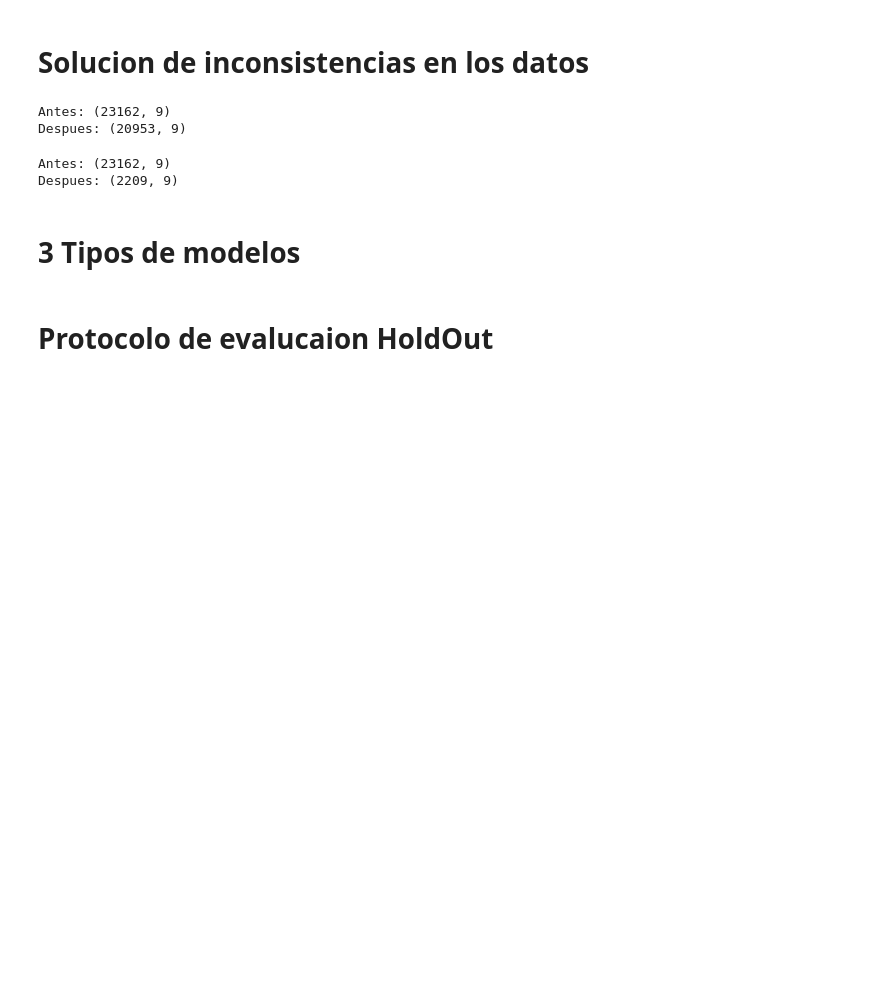
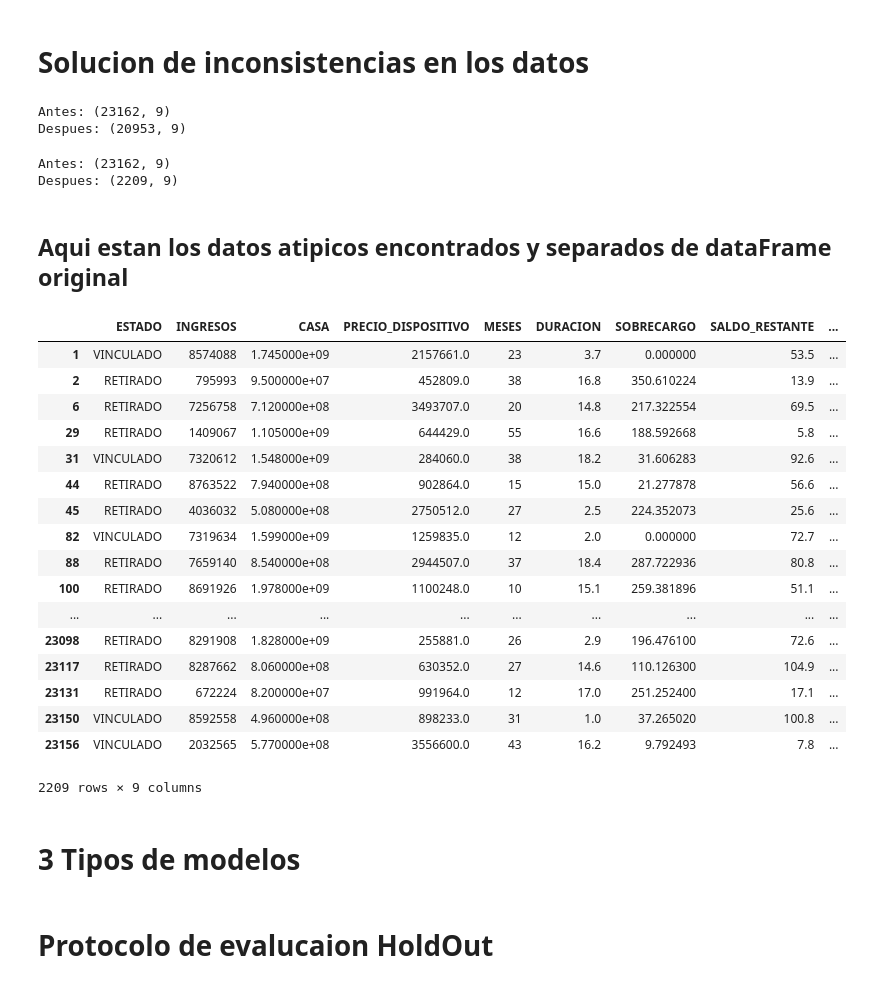
Before and after one commit to Brik000/Analitica, a Jupyter notebook: Proyecto Final/ProyectoFinal_Alejandro_Santiago.ipynb, the cells around one changed output. Drawn from its saved outputs; the diff is of its cells as text; code cells hidden in the pictures; blank space fills up the shorter version.

```diff
--- a/Proyecto Final/ProyectoFinal_Alejandro_Santiago.ipynb
+++ b/Proyecto Final/ProyectoFinal_Alejandro_Santiago.ipynb
@@ -184,6 +184,29 @@ print("Despues: "+str(deletedData.shape))
 # %% [output]
 Antes: (23162, 9)
 Despues: (2209, 9)
+# %% [markdown]
+## Aqui estan los datos atipicos encontrados y separados de dataFrame original
+# %%
+deletedData
+# %% [output]
+|  | ESTADO | INGRESOS | CASA | PRECIO_DISPOSITIVO | MESES | DURACION | SOBRECARGO | SALDO_RESTANTE | ... |
+| 1 | VINCULADO | 8574088 | 1.745000e+09 | 2157661.0 | 23 | 3.7 | 0.000000 | 53.5 | ... |
+| 2 | RETIRADO | 795993 | 9.500000e+07 | 452809.0 | 38 | 16.8 | 350.610224 | 13.9 | ... |
+| 6 | RETIRADO | 7256758 | 7.120000e+08 | 3493707.0 | 20 | 14.8 | 217.322554 | 69.5 | ... |
+| 29 | RETIRADO | 1409067 | 1.105000e+09 | 644429.0 | 55 | 16.6 | 188.592668 | 5.8 | ... |
+| 31 | VINCULADO | 7320612 | 1.548000e+09 | 284060.0 | 38 | 18.2 | 31.606283 | 92.6 | ... |
+| 44 | RETIRADO | 8763522 | 7.940000e+08 | 902864.0 | 15 | 15.0 | 21.277878 | 56.6 | ... |
+| 45 | RETIRADO | 4036032 | 5.080000e+08 | 2750512.0 | 27 | 2.5 | 224.352073 | 25.6 | ... |
+| 82 | VINCULADO | 7319634 | 1.599000e+09 | 1259835.0 | 12 | 2.0 | 0.000000 | 72.7 | ... |
+| 88 | RETIRADO | 7659140 | 8.540000e+08 | 2944507.0 | 37 | 18.4 | 287.722936 | 80.8 | ... |
+| 100 | RETIRADO | 8691926 | 1.978000e+09 | 1100248.0 | 10 | 15.1 | 259.381896 | 51.1 | ... |
+| ... | ... | ... | ... | ... | ... | ... | ... | ... | ... |
+| 23098 | RETIRADO | 8291908 | 1.828000e+09 | 255881.0 | 26 | 2.9 | 196.476100 | 72.6 | ... |
+| 23117 | RETIRADO | 8287662 | 8.060000e+08 | 630352.0 | 27 | 14.6 | 110.126300 | 104.9 | ... |
+| 23131 | RETIRADO | 672224 | 8.200000e+07 | 991964.0 | 12 | 17.0 | 251.252400 | 17.1 | ... |
+| 23150 | VINCULADO | 8592558 | 4.960000e+08 | 898233.0 | 31 | 1.0 | 37.265020 | 100.8 | ... |
+| 23156 | VINCULADO | 2032565 | 5.770000e+08 | 3556600.0 | 43 | 16.2 | 9.792493 | 7.8 | ... |
+2209 rows × 9 columns
 # %% [markdown]
 # 3 Tipos de modelos
 # %% [markdown]
```
